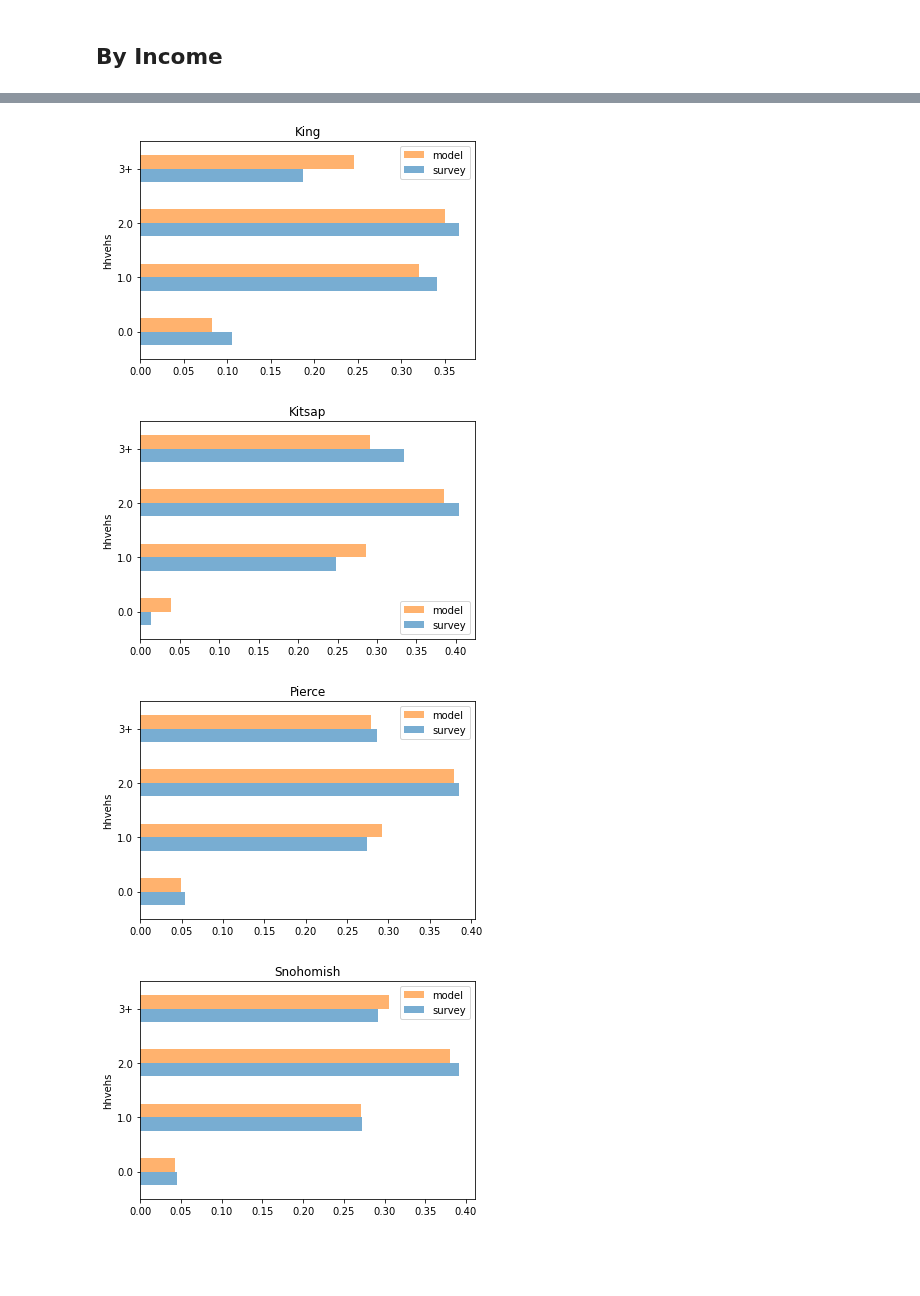
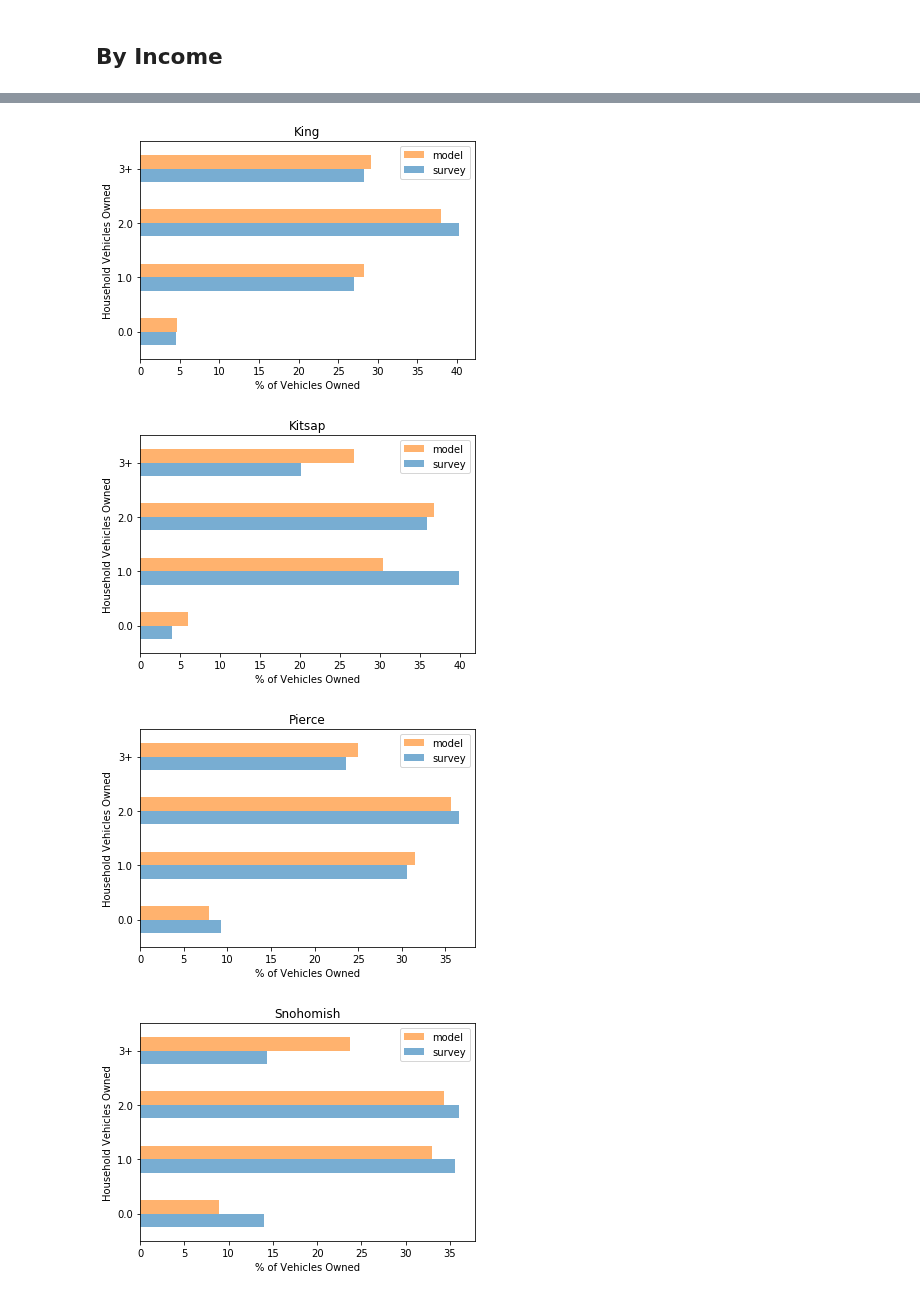
Before and after one commit to psrc/soundcast, a Jupyter notebook: scripts/summarize/notebooks/validation/auto_ownership.ipynb, the cells around one changed output, grey strips where cells are left out. Drawn from its saved outputs; the diff is of its cells as text; code cells hidden in the pictures; blank space fills up the shorter version.

```diff
--- a/scripts/summarize/notebooks/validation/auto_ownership.ipynb
+++ b/scripts/summarize/notebooks/validation/auto_ownership.ipynb
@@ -53,6 +60,8 @@ df.plot(kind='barh', title='Region', legend='reverse', alpha=0.6)
 # %%
-df['model_percent'] = (df['model']/df['model'].sum()) * 100
-df['survey_percent'] = (df['survey']/df['survey'].sum()) * 100
-test = df[['model_percent', 'survey_percent']]
-test.plot(kind='barh', title='Region', legend='reverse', alpha=0.6)
+df['model'] = (df['model']/df['model'].sum()) * 100
+df['survey'] = (df['survey']/df['survey'].sum()) * 100
+df = df[['model', 'survey']]
+ax = df.plot(kind='barh', title='Region', legend='reverse', alpha=0.6)
+ax.set_xlabel("% of Total")
+ax.set_ylabel('Household Vehicles Owned')
 # %% [output]
@@ -69,7 +78,7 @@ inc_bin_labels = ['0-$20k','$20-40k','$40-75k','>$75k']
 df['income_bin'] = pd.cut(df['hhincome_thousands'], bins=inc_bin, labels=inc_bin_labels)
 
 df.loc[df['hhvehs'] >= 3, 'hhvehs'] = '3+'
-
-pd.pivot_table(df, index=['hhvehs','source'], columns='income_bin', values='hhexpfac', aggfunc='sum')
+df.rename(columns={'hhvehs': 'Household Vehicles Owned'}, inplace=True)
+pd.pivot_table(df, index=['Household Vehicles Owned','source'], columns='income_bin', values='hhexpfac', aggfunc='sum')
 # %% [output]
 |  | income_bin | 0-$20k | $20-40k | $40-75k | >$75k |
@@ -85,16 +94,17 @@ pd.pivot_table(df, index=['hhvehs','source'], columns='income_bin', values='hhex
 # %%
 pd.options.display.float_format = "{:,.2%}".format
-_df_model = pd.pivot_table(df[df['source'] == 'model'], index='hhvehs', columns='hh_county', values='hhexpfac', aggfunc='sum')
-_df_model = _df_model/_df_model.sum()
-_df_survey = pd.pivot_table(df[df['source'] == 'survey'], index='hhvehs', columns='hh_county', values='hhexpfac', aggfunc='sum')
-_df_survey = _df_survey/_df_survey.sum()
+_df_model = pd.pivot_table(df[df['source'] == 'model'], index='Household Vehicles Owned', columns='hh_county', values='hhexpfac', aggfunc='sum')
+_df_model = _df_model/_df_model.sum()  * 100
+_df_survey = pd.pivot_table(df[df['source'] == 'survey'], index='Household Vehicles Owned', columns='hh_county', values='hhexpfac', aggfunc='sum')
+_df_survey = _df_survey/_df_survey.sum()  * 100
 # %%
 for county in df['hh_county'].unique():
     _df = pd.DataFrame([_df_survey[county],_df_model[county]]).T
     _df.columns = ['survey','model']
-    _df.plot(kind='barh', title=county, legend='reverse', alpha=0.6)
+    ax = _df.plot(kind='barh', title=county, legend='reverse', alpha=0.6)
+    ax.set_xlabel('% of Vehicles Owned')
 # %% [output]
-[figure, old version]
+[figure, new version]
-[figure, old version]
+[figure, new version]
-[figure, old version]
+[figure, new version]
-[figure, old version]
+[figure, new version]
```
Also changed, not shown: parts of 6 cells of this notebook, 17 other files.
